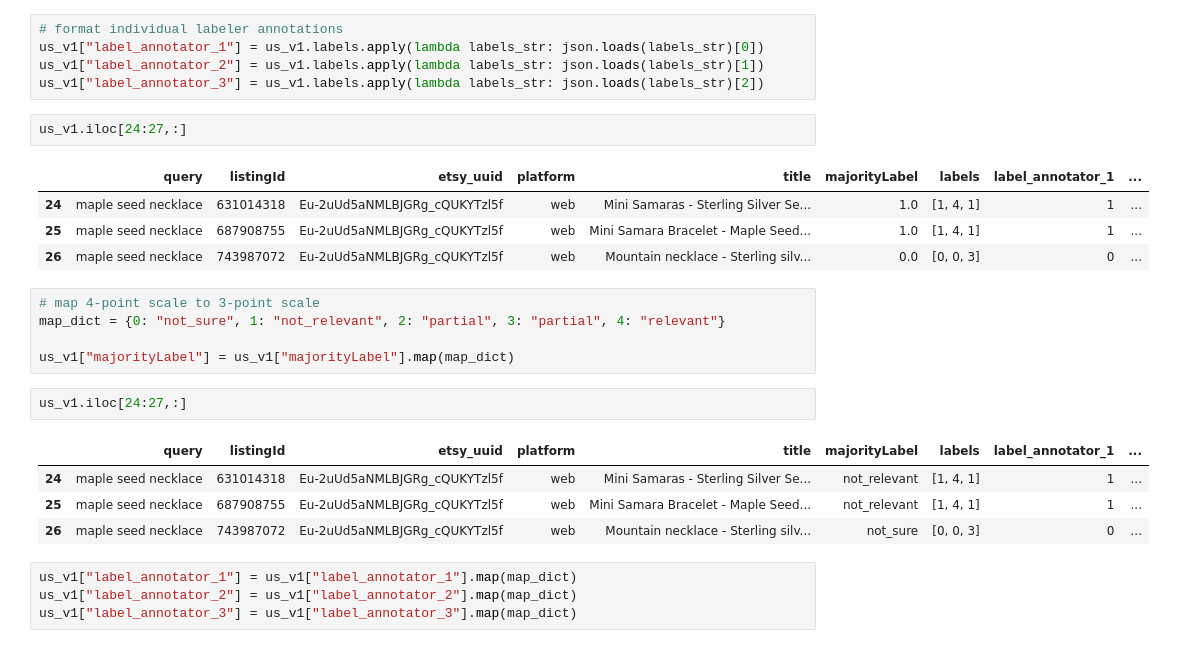
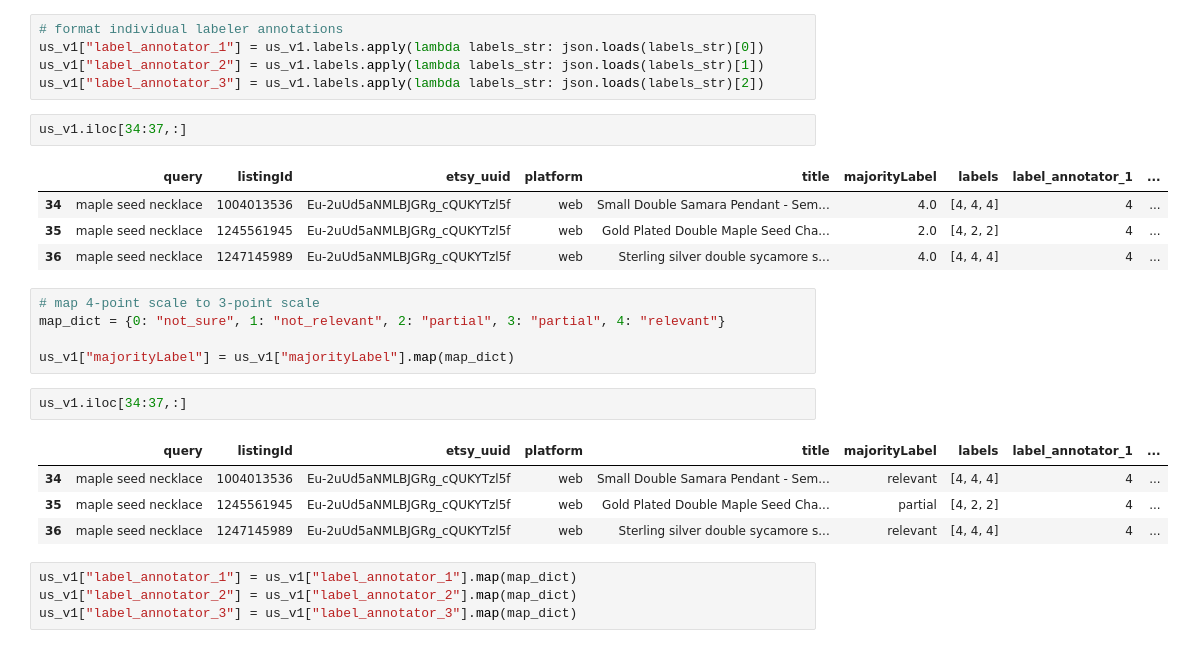
Before and after one commit to yqngzh/yzhang-adhoc-analysis, a Jupyter notebook: 2025H1_semantic_relevance_v3/merge_clean_existing_anno_datasets.ipynb, the cells around one changed output. Saved outputs shown, nothing was run; the diff lists cells and outputs as text.

```diff
--- a/2025H1_semantic_relevance_v3/merge_clean_existing_anno_datasets.ipynb
+++ b/2025H1_semantic_relevance_v3/merge_clean_existing_anno_datasets.ipynb
@@ -77,24 +86,24 @@ us_v1["label_annotator_1"] = us_v1.labels.apply(lambda labels_str: json.loads(la
 us_v1["label_annotator_2"] = us_v1.labels.apply(lambda labels_str: json.loads(labels_str)[1])
 us_v1["label_annotator_3"] = us_v1.labels.apply(lambda labels_str: json.loads(labels_str)[2])
 # %%
-us_v1.iloc[24:27,:]
+us_v1.iloc[34:37,:]
 # %% [output]
 |  | query | listingId | etsy_uuid | platform | title | majorityLabel | labels | label_annotator_1 | ... |
-| 24 | maple seed necklace | 631014318 | Eu-2uUd5aNMLBJGRg_cQUKYTzl5f | web | Mini Samaras - Sterling Silver Se... | 1.0 | [1, 4, 1] | 1 | ... |
-| 25 | maple seed necklace | 687908755 | Eu-2uUd5aNMLBJGRg_cQUKYTzl5f | web | Mini Samara Bracelet - Maple Seed... | 1.0 | [1, 4, 1] | 1 | ... |
-| 26 | maple seed necklace | 743987072 | Eu-2uUd5aNMLBJGRg_cQUKYTzl5f | web | Mountain necklace - Sterling silv... | 0.0 | [0, 0, 3] | 0 | ... |
+| 34 | maple seed necklace | 1004013536 | Eu-2uUd5aNMLBJGRg_cQUKYTzl5f | web | Small Double Samara Pendant - Sem... | 4.0 | [4, 4, 4] | 4 | ... |
+| 35 | maple seed necklace | 1245561945 | Eu-2uUd5aNMLBJGRg_cQUKYTzl5f | web | Gold Plated Double Maple Seed Cha... | 2.0 | [4, 2, 2] | 4 | ... |
+| 36 | maple seed necklace | 1247145989 | Eu-2uUd5aNMLBJGRg_cQUKYTzl5f | web | Sterling silver double sycamore s... | 4.0 | [4, 4, 4] | 4 | ... |
 # %%
 # map 4-point scale to 3-point scale
 map_dict = {0: "not_sure", 1: "not_relevant", 2: "partial", 3: "partial", 4: "relevant"}
 
 us_v1["majorityLabel"] = us_v1["majorityLabel"].map(map_dict)
 # %%
-us_v1.iloc[24:27,:]
+us_v1.iloc[34:37,:]
 # %% [output]
 |  | query | listingId | etsy_uuid | platform | title | majorityLabel | labels | label_annotator_1 | ... |
-| 24 | maple seed necklace | 631014318 | Eu-2uUd5aNMLBJGRg_cQUKYTzl5f | web | Mini Samaras - Sterling Silver Se... | not_relevant | [1, 4, 1] | 1 | ... |
-| 25 | maple seed necklace | 687908755 | Eu-2uUd5aNMLBJGRg_cQUKYTzl5f | web | Mini Samara Bracelet - Maple Seed... | not_relevant | [1, 4, 1] | 1 | ... |
-| 26 | maple seed necklace | 743987072 | Eu-2uUd5aNMLBJGRg_cQUKYTzl5f | web | Mountain necklace - Sterling silv... | not_sure | [0, 0, 3] | 0 | ... |
+| 34 | maple seed necklace | 1004013536 | Eu-2uUd5aNMLBJGRg_cQUKYTzl5f | web | Small Double Samara Pendant - Sem... | relevant | [4, 4, 4] | 4 | ... |
+| 35 | maple seed necklace | 1245561945 | Eu-2uUd5aNMLBJGRg_cQUKYTzl5f | web | Gold Plated Double Maple Seed Cha... | partial | [4, 2, 2] | 4 | ... |
+| 36 | maple seed necklace | 1247145989 | Eu-2uUd5aNMLBJGRg_cQUKYTzl5f | web | Sterling silver double sycamore s... | relevant | [4, 4, 4] | 4 | ... |
 # %%
 us_v1["label_annotator_1"] = us_v1["label_annotator_1"].map(map_dict)
 us_v1["label_annotator_2"] = us_v1["label_annotator_2"].map(map_dict)
```
Also changed, not shown: parts of 30 cells of this notebook.
